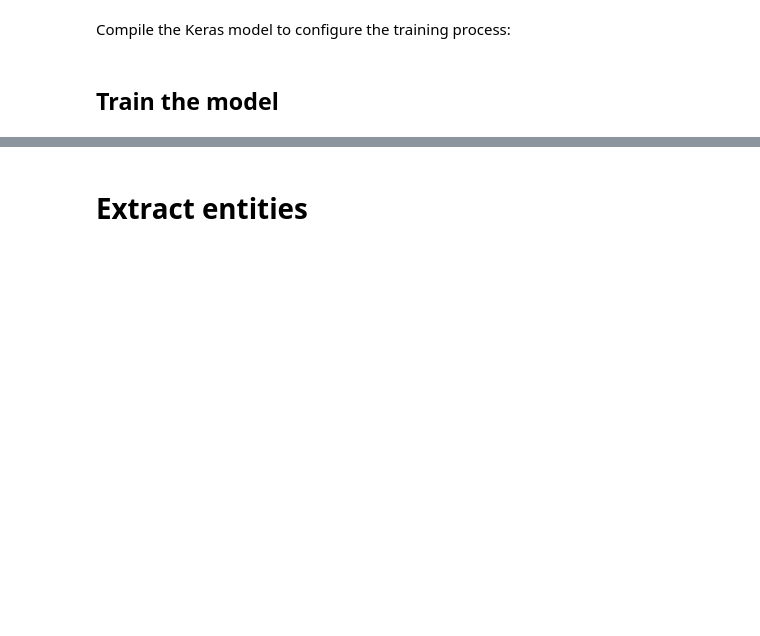
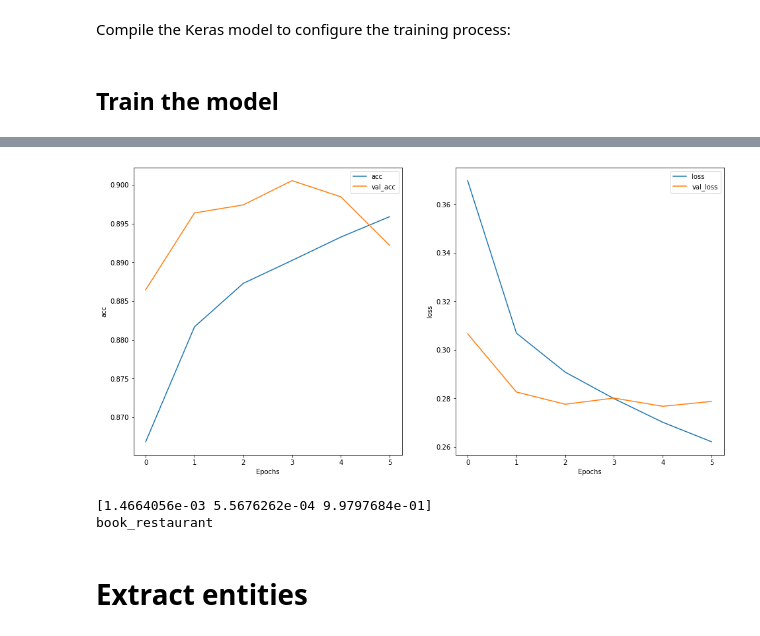
Before and after one commit to aaavalenca/PLN, a Jupyter notebook: Projeto_PLN.ipynb, the cells around one changed output, grey strips where cells are left out. Drawn from its saved outputs; the diff is of its cells as text; code cells hidden in the pictures; blank space fills up the shorter version.

```diff
--- a/Projeto_PLN.ipynb
+++ b/Projeto_PLN.ipynb
@@ -248,7 +329,8 @@ Compile the Keras model to configure the training process:
 # %%
 model.compile(loss='sparse_categorical_crossentropy',
               optimizer='adam',
-              metrics=['accuracy'])
+              metrics=["mae", "acc"]
+              )
 # %% [markdown]
 ## Train the model
 # %%
@@ -263,13 +362,18 @@ print('Test Accuracy:', test_acc)
 # %%
 plt.figure(figsize=(16, 8))
 plt.subplot(1, 2, 1)
-plot_graphs(history, 'accuracy')
+plot_graphs(history, 'acc')
 plt.subplot(1, 2, 2)
 plot_graphs(history, 'loss')
+# %% [output]
+[figure, added]
 # %%
-predictions = model.predict(['i need a place to dine in the center thats expensive'])
+predictions = model.predict(['I would like me something to eat'])
 c = np.array(['Invalid', 'find_restaurant', 'book_restaurant'])
 print(predictions[0])
 print(c[np.argmax(predictions[0])])
+# %% [output]
+[1.4664056e-03 5.5676262e-04 9.9797684e-01]
+book_restaurant
 # %% [markdown]
 # Extract entities
```
Also changed, not shown: parts of 61 cells of this notebook.
